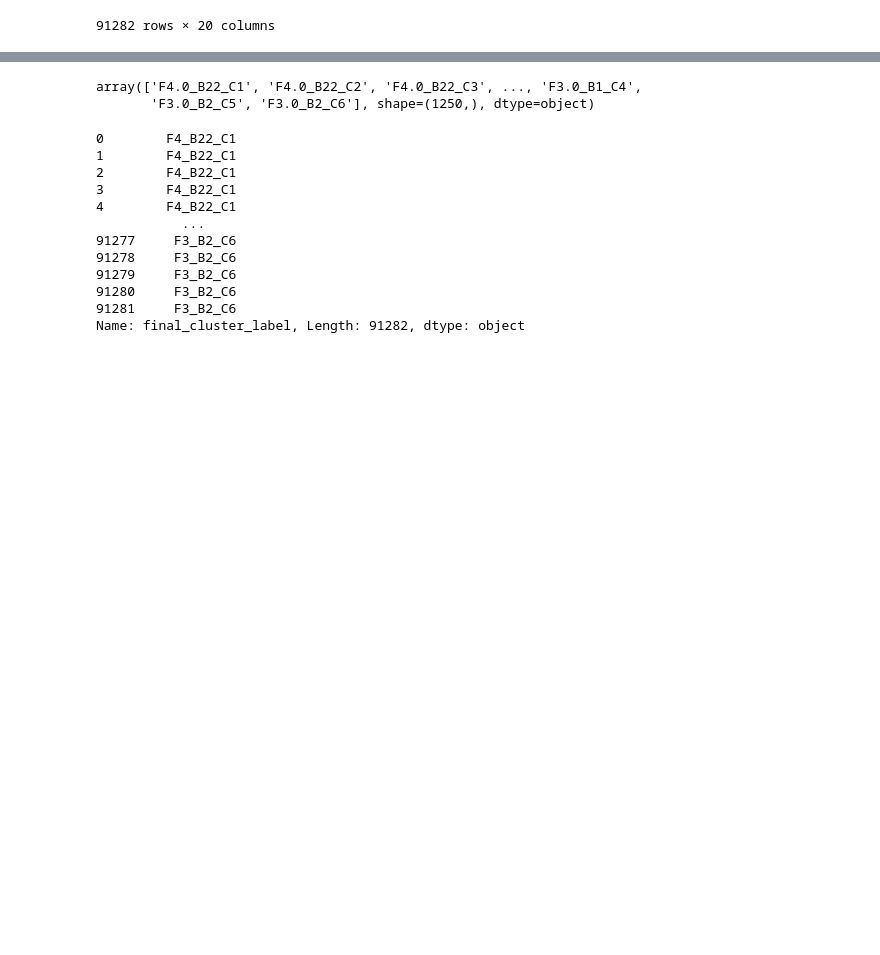
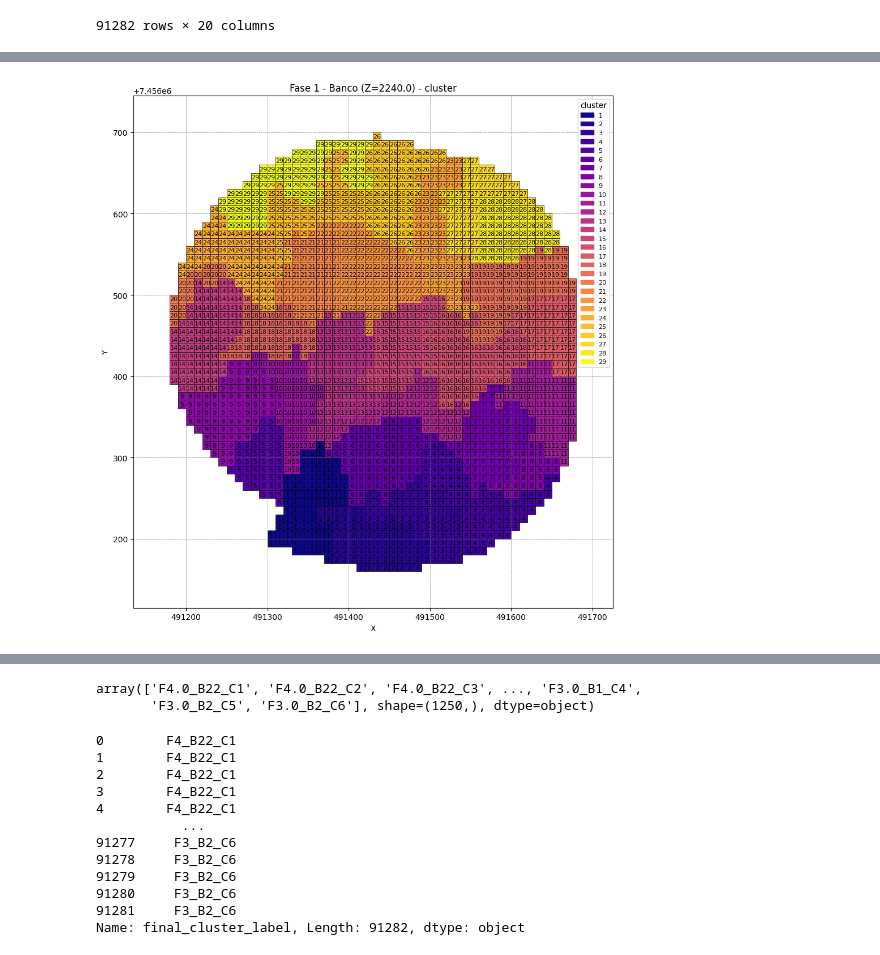
Before and after one commit to Felipe-Asbun-Torres/Laboratorio-2, a Jupyter notebook: ClusteringTabesh2011.ipynb, the cells around one changed output, grey strips where cells are left out. Drawn from its saved outputs; the diff is of its cells as text; code cells hidden in the pictures; blank space fills up the shorter version.

```diff
--- a/ClusteringTabesh2011.ipynb
+++ b/ClusteringTabesh2011.ipynb
@@ -180,3 +181,5 @@ df_mina_clustered
 df_mina_clustered.to_csv("df_mina_clustered_4.csv", index=False)
 # %%
 df_mina_clustered = pd.read_csv("df_mina_clustered_4.csv")
+df_mina_clustered.rename(columns={'final_cluster_id': 'cluster'}, inplace=True)
+df = df_mina_clustered.copy()
@@ -182,0 +188,41 @@ df_mina_clustered = pd.read_csv("df_mina_clustered_4.csv")
+# %%
+# Obtener los valores únicos ordenados de 'z'
+sorted_unique_z = np.sort(df['z'].unique())
+
+# Crear una nueva columna 'nivel' basada en la posición de 'z' en el array ordenado
+df['nivel'] = df['z'].apply(lambda x: np.where(sorted_unique_z == x)[0][0])
+
+info_fb = {}
+fases_a_procesar = np.sort(df['fase'].unique())
+for f in fases_a_procesar:
+    benches = np.sort(df[df['fase']==f]['banco'].unique())
+    for b in benches:
+        df_inf = df[(df['fase']==f)&(df['banco']==b)].copy()
+        df_inf.reset_index(drop=True, inplace=True)
+        z_level = df_inf['nivel'][0]
+        min_x = df_inf['x'].min()
+        max_x = df_inf['x'].max()
+        min_y = df_inf['y'].min()
+        max_y = df_inf['y'].max()
+        info_fb[(f,b)] = (z_level, min_x, max_x, min_y,max_y)
+
+# Lista para guardar los pares (f_i, b_i) y (f_j, b_j) que cumplen la condición
+resultados = []
+
+# Iterar sobre todos los pares (f1, b1) y (f2, b2)
+for (f1, b1), (z1, min_x1, max_x1, min_y1, max_y1) in info_fb.items():
+    for (f2, b2), (z2, min_x2, max_x2, min_y2, max_y2) in info_fb.items():
+        # Condición 1: z1 == z2+1
+        if z1 == z2+1:
+            # Condición 2: Los cuadros delimitados por (x, y) se intersectan
+            if (min_x1 <= max_x2 and max_x1 >= min_x2) and (min_y1 <= max_y2 and max_y1 >= min_y2):
+                resultados.append(((f1, b1), (f2, b2)))
+arcs = defaultdict(list)
+# Iterar
+for par in resultados:
+    ((f_sup,b_sup),(f_inf,b_inf)) = par
+    df_inf = df[(df['fase']==f_inf)&(df['banco']==b_inf)].copy()
+    df_inf.reset_index(drop=True, inplace=True)
+    df_sup = df[(df['fase']==f_sup)&(df['banco']==b_sup)].copy()
+    df_sup.reset_index(drop=True, inplace=True)
+    arcs = aux.Calculate_Arcs(df_sup,df_inf,arcs=arcs)
@@ -182,0 +249,4 @@ df_mina_clustered = pd.read_csv("df_mina_clustered_4.csv")
+# %%
+tbsh.plot_fase_banco(df_sup, 'cluster')
+# %% [output]
+[figure, added]
```
Also changed, not shown: parts of 8 cells of this notebook, 1 other file.
